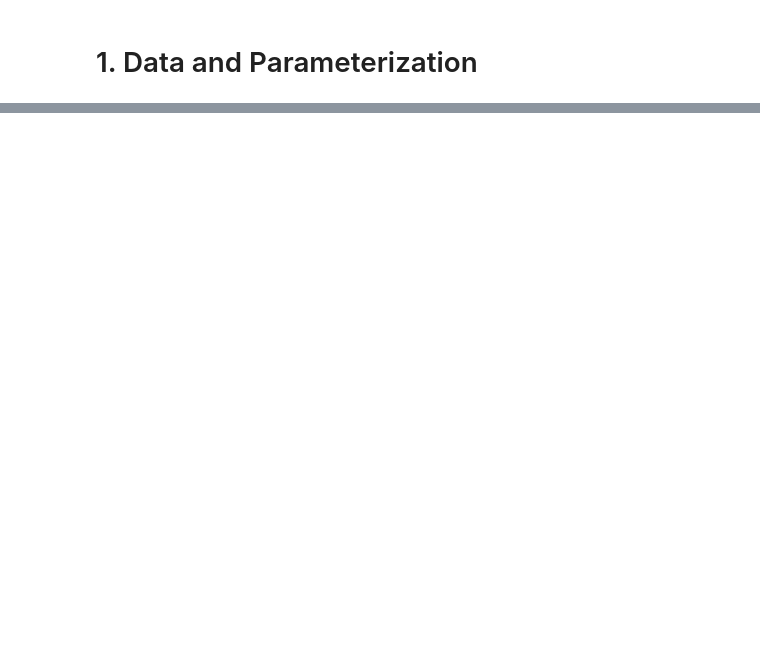
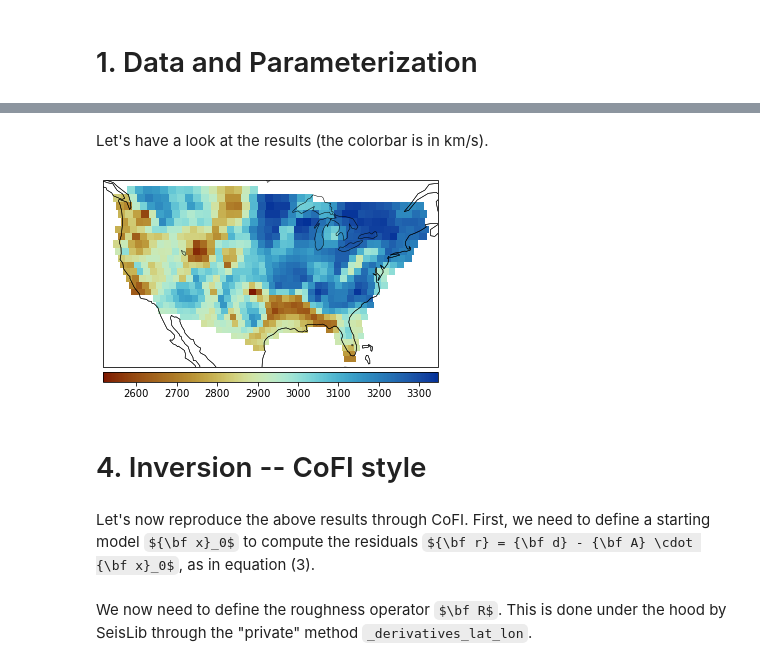
Before and after one commit to inlab-geo/espresso, a Jupyter notebook: examples/sw_tomography/sw_tomography.ipynb, the cells around one changed output, grey strips where cells are left out. Drawn from its saved outputs; the diff is of its cells as text; code cells hidden in the pictures; some formulas as TeX source; blank space fills up the shorter version.

```diff
--- a/examples/sw_tomography/sw_tomography.ipynb
+++ b/examples/sw_tomography/sw_tomography.ipynb
@@ -43,0 +112,19 @@ from seislib.tomography import SeismicTomography
+# %%
+mu = 5e-2 # Roughness damping coefficient, arbitrarily chosen
+
+# The output of tomo.solve is slowness, hence we take the reciprocal
+
+c = 1 / tomo.solve(rdamp=mu) # in km/s
+# %% [markdown]
+Let's have a look at the results (the colorbar is in km/s).
+# %%
+from seislib.plotting import plot_map
+import seislib.colormaps as scm
+
+plot_map(tomo.grid.mesh, c, cmap=scm.roma)
+# %% [output]
+[figure, added]
+# %% [markdown]
+# 4. Inversion -- CoFI style
+# %% [markdown]
+Let's now reproduce the above results through CoFI. First, we need to define a starting model ${\bf x}_0$ to compute the residuals ${\bf r} = {\bf d} - {\bf A} \cdot {\bf x}_0$, as in equation (3).
@@ -43,0 +138,2 @@ from seislib.tomography import SeismicTomography
+# %% [markdown]
+We now need to define the roughness operator $\bf R$. This is done under the hood by SeisLib through the "private" method `_derivatives_lat_lon`.
```
Also changed, not shown: parts of 21 cells of this notebook, 1 other file.
